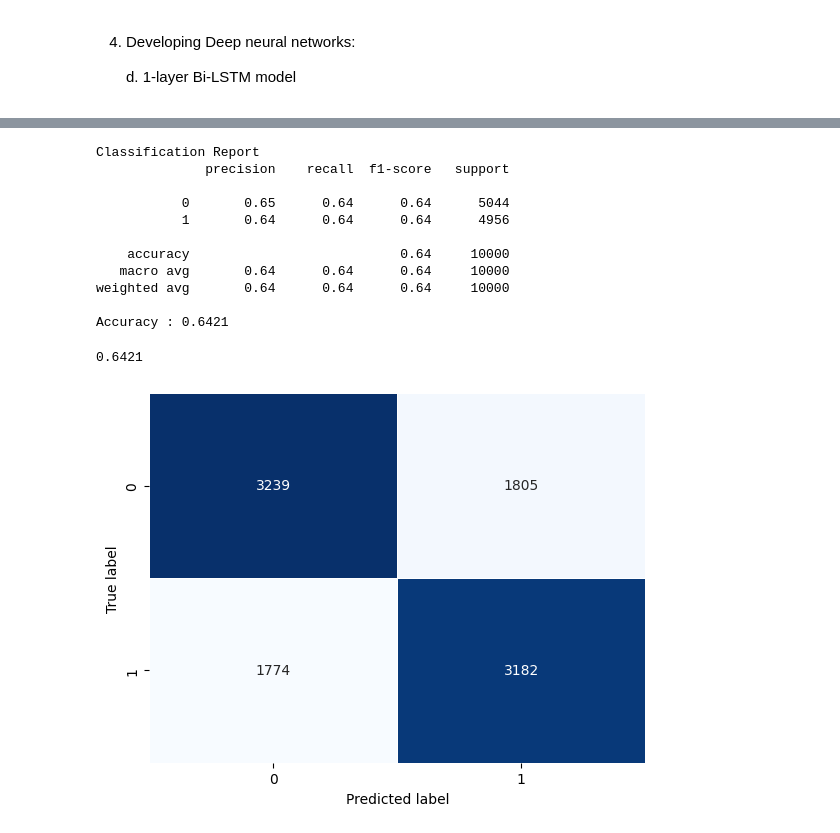
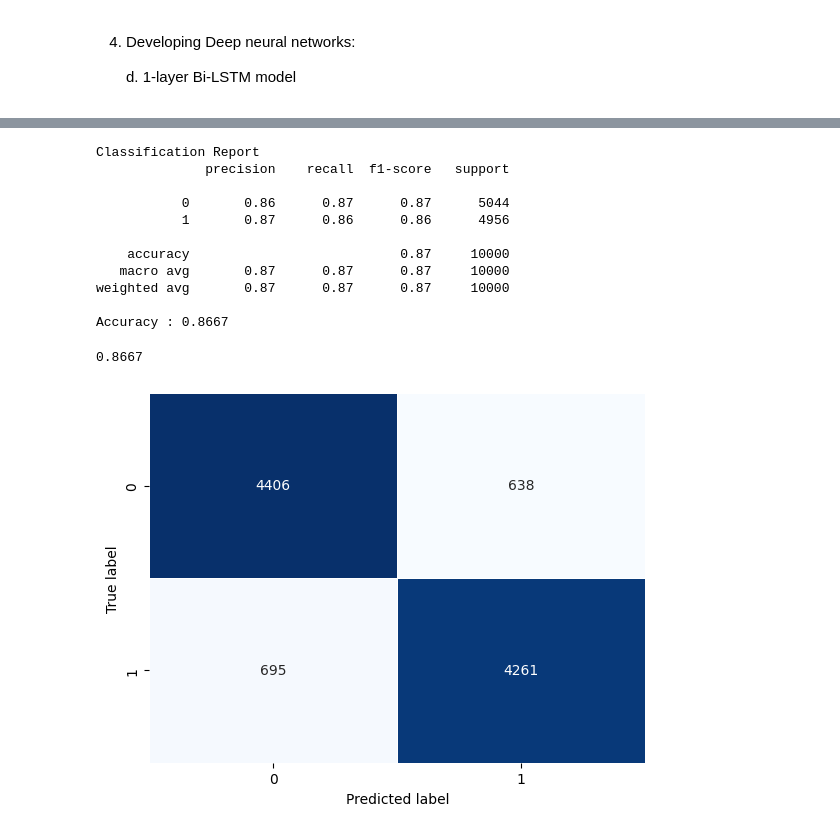
Before and after one commit to debonil/nlu-assignments, a Jupyter notebook: assignment1.ipynb, the cells around one changed output, grey strips where cells are left out. Cells and saved outputs as stored; diff of their text form; code cells hidden in the pictures.

```diff
--- a/assignment1.ipynb
+++ b/assignment1.ipynb
@@ -574,7 +587,7 @@ plot_confusion_matrix(y_test, preds_2_lstm_64)
 # define the model
 SingleBiLSTMModel = Sequential(name="SingleBiLSTMModel")
 SingleBiLSTMModel.add(Embedding(vocab_size, 256, input_length=max_length))
-SingleBiLSTMModel.add(Bidirectional(LSTM(64, return_sequences=True)))
+SingleBiLSTMModel.add(Bidirectional(LSTM(64, return_sequences=False)))
 SingleBiLSTMModel.add(Dense(32, activation='relu'))
 SingleBiLSTMModel.add(keras.layers.Dropout(0.5))
 SingleBiLSTMModel.add(Dense(1, activation='relu'))
@@ -612,7 +622,7 @@ None
 early_stop = EarlyStopping(monitor='val_loss', mode='min', verbose=1, patience=5)
 
 # fit the model
-history = DoubleLSTMLayer64.fit(x=padded_train,
+history = SingleBiLSTMModel.fit(x=padded_train,
          y=y_train,
          epochs=100,
          validation_data=(padded_val, y_val), verbose=1,
@@ -640,3 +652,3 @@ dict_keys(['loss', 'accuracy', 'val_loss', 'val_accuracy'])
 # %%
-preds_2_lstm_64 = (DoubleLSTMLayer64.predict(padded_test) > 0.5).astype("int32")
+preds_bilstm_64 = (SingleBiLSTMModel.predict(padded_test) > 0.5).astype("int32")
 # %% [output]
@@ -644,19 +656,19 @@ preds_2_lstm_64 = (DoubleLSTMLayer64.predict(padded_test) > 0.5).astype("int32")
 # %%
-c_report(y_test, preds_2_lstm_64)
+c_report(y_test, preds_bilstm_64)
 # %% [output]
 Classification Report
               precision    recall  f1-score   support
 
-           0       0.65      0.64      0.64      5044
-           1       0.64      0.64      0.64      4956
+           0       0.86      0.87      0.87      5044
+           1       0.87      0.86      0.86      4956
 
-    accuracy                           0.64     10000
-   macro avg       0.64      0.64      0.64     10000
-weighted avg       0.64      0.64      0.64     10000
+    accuracy                           0.87     10000
+   macro avg       0.87      0.87      0.87     10000
+weighted avg       0.87      0.87      0.87     10000
 
-Accuracy : 0.6421
+Accuracy : 0.8667
-0.6421
+0.8667
 # %%
-plot_confusion_matrix(y_test, preds_2_lstm_64)
+plot_confusion_matrix(y_test, preds_bilstm_64)
 # %% [output]
-[figure, old version]
+[figure, new version]
```
Also changed, not shown: parts of 13 cells of this notebook.
